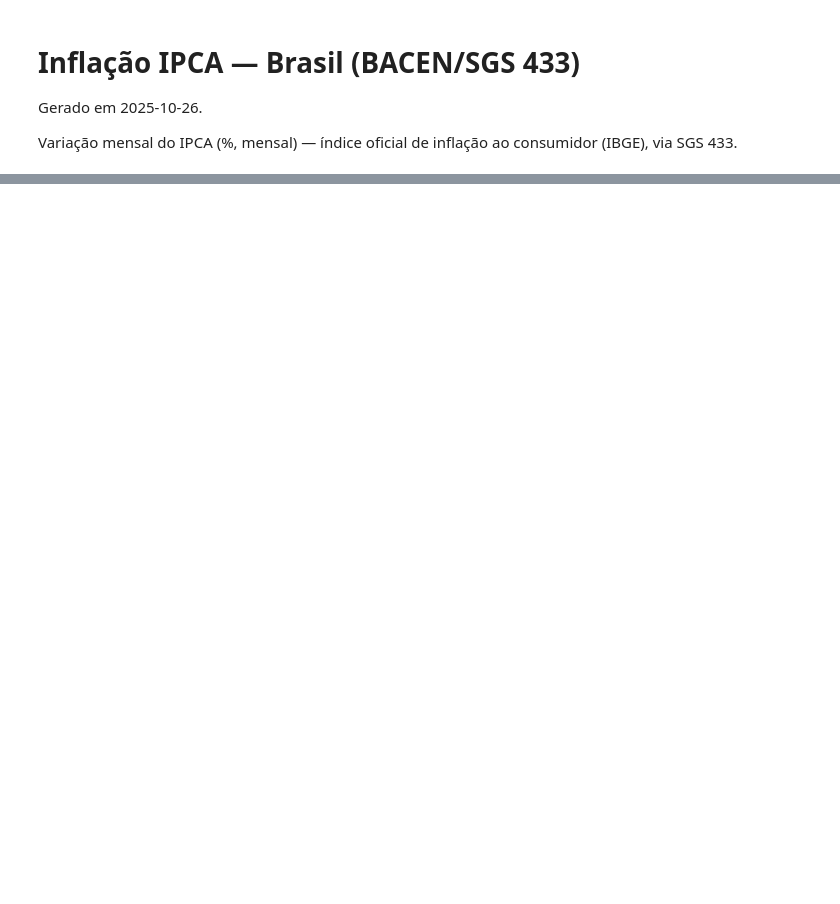
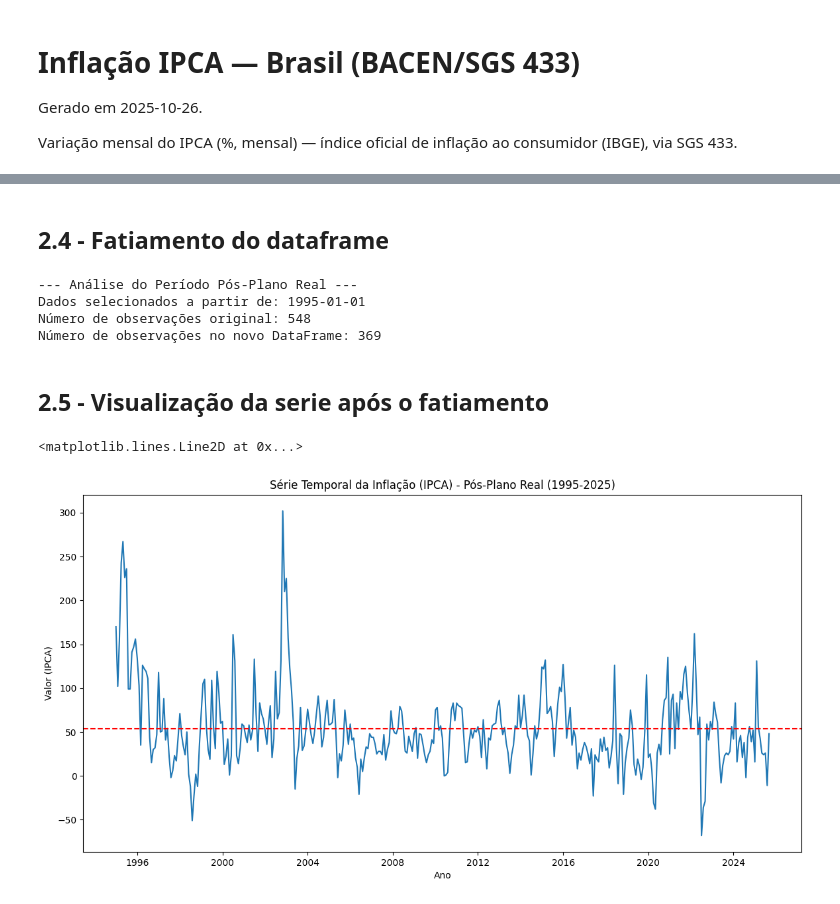
Before and after one commit to MariaPompiani/time_series_analysis_technique, a Jupyter notebook: time_series_analysis_inflation.ipynb, the cells around one changed output, grey strips where cells are left out. Saved outputs shown, nothing was run; the diff lists cells and outputs as text; code cells hidden in the pictures; blank space fills up the shorter version.

```diff
--- a/time_series_analysis_inflation.ipynb
+++ b/time_series_analysis_inflation.ipynb
@@ -29,0 +151,30 @@ data
+# %% [markdown]
+## **2.4 - Fatiamento do dataframe**
+# %%
+start_date = '1995-01-01'
+df_pos_real = df.loc[start_date:].copy()
+
+print(f"--- Análise do Período Pós-Plano Real ---")
+print(f"Dados selecionados a partir de: {start_date}")
+print(f"Número de observações original: {len(df)}")
+print(f"Número de observações no novo DataFrame: {len(df_pos_real)}")
+# %% [output]
+--- Análise do Período Pós-Plano Real ---
+Dados selecionados a partir de: 1995-01-01
+Número de observações original: 548
+Número de observações no novo DataFrame: 369
+# %% [markdown]
+## **2.5 - Visualização da serie após o fatiamento**
+# %%
+plt.figure(figsize=(14, 7))
+plt.plot(df_pos_real.index, df_pos_real['value'], label='IPCA (Pós-Real)')
+plt.title('Série Temporal da Inflação (IPCA) - Pós-Plano Real (1995-2025)')
+plt.xlabel('Ano')
+plt.ylabel('Valor (IPCA)')
+
+# Adicionar uma linha da média para referência
+mean_value = df_pos_real['value'].mean()
+plt.axhline(mean_value, color='red', linestyle='--', label=f'Média ({mean_value:.2f})')
+# %% [output]
+<matplotlib.lines.Line2D at 0x...>
+[figure, added]
```
Also changed, not shown: parts of 27 cells of this notebook.
